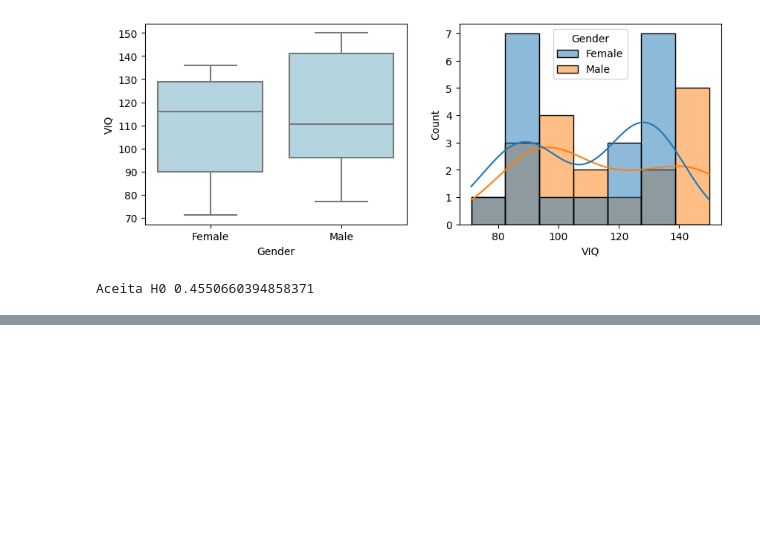
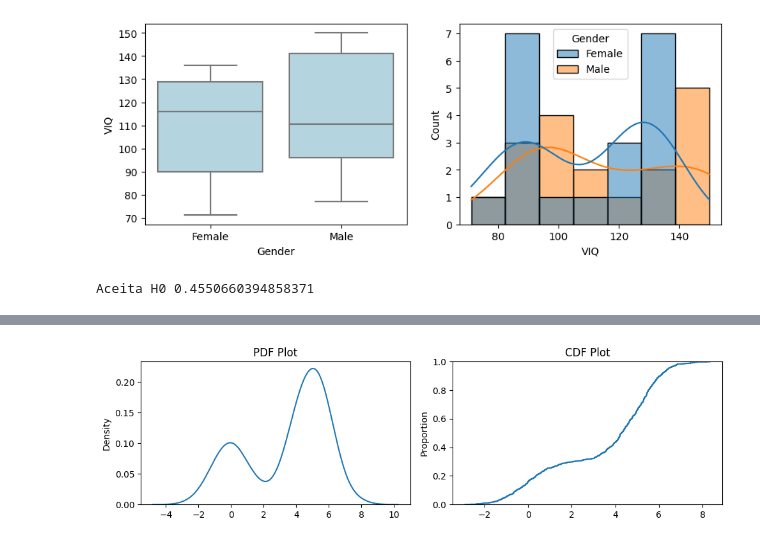
Before and after one commit to Rogerio-mack/IMT_Ciencia_de_Dados, a Jupyter notebook: Practical_Distributions_HTests.ipynb, the cells around one changed output, grey strips where cells are left out. Saved outputs shown, nothing was run; the diff lists cells and outputs as text; code cells hidden in the pictures; blank space fills up the shorter version.

```diff
--- a/Practical_Distributions_HTests.ipynb
+++ b/Practical_Distributions_HTests.ipynb
@@ -663,0 +669,16 @@ Aceita H0 0.4550660394858371
+# %%
+X = np.concatenate((norm.rvs(0,1,300), np.array(norm.rvs(5,1,700))))
+
+values = pd.Series(X)
+
+fig, ax = plt.subplots(1,2,figsize=(10,3))
+
+sns.kdeplot(values,ax=ax[0])
+ax[0].set_title('PDF Plot')
+sns.ecdfplot(values,ax=ax[1])
+ax[1].set_title('CDF Plot')
+
+plt.tight_layout()
+plt.show()
+# %% [output]
+[figure, added]
```
Also changed, not shown: parts of 9 cells of this notebook.
